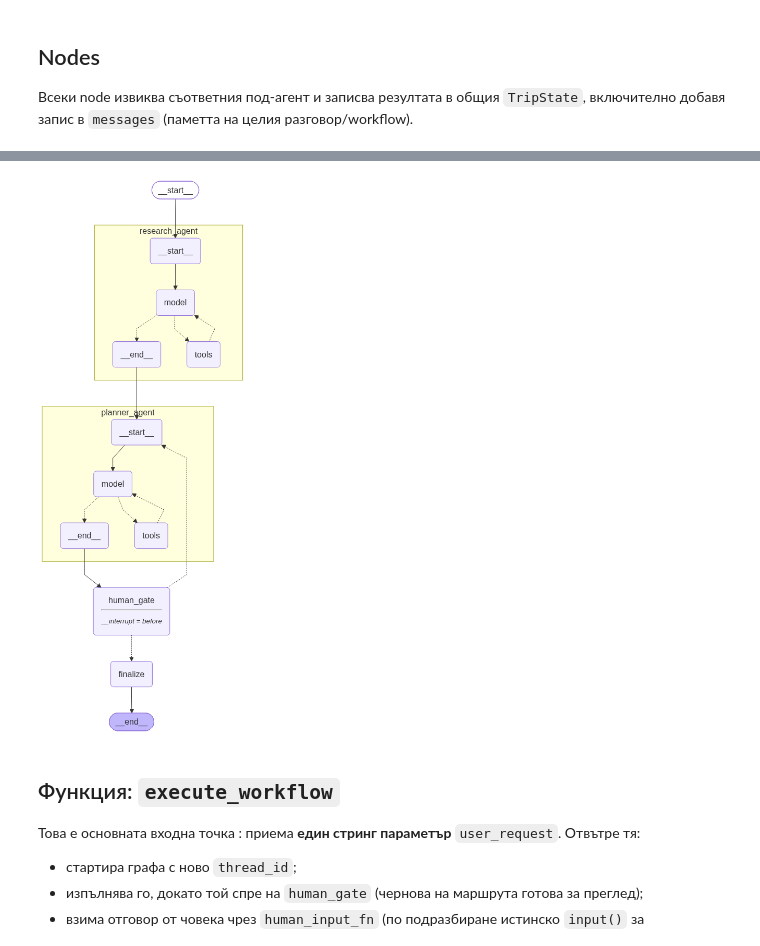
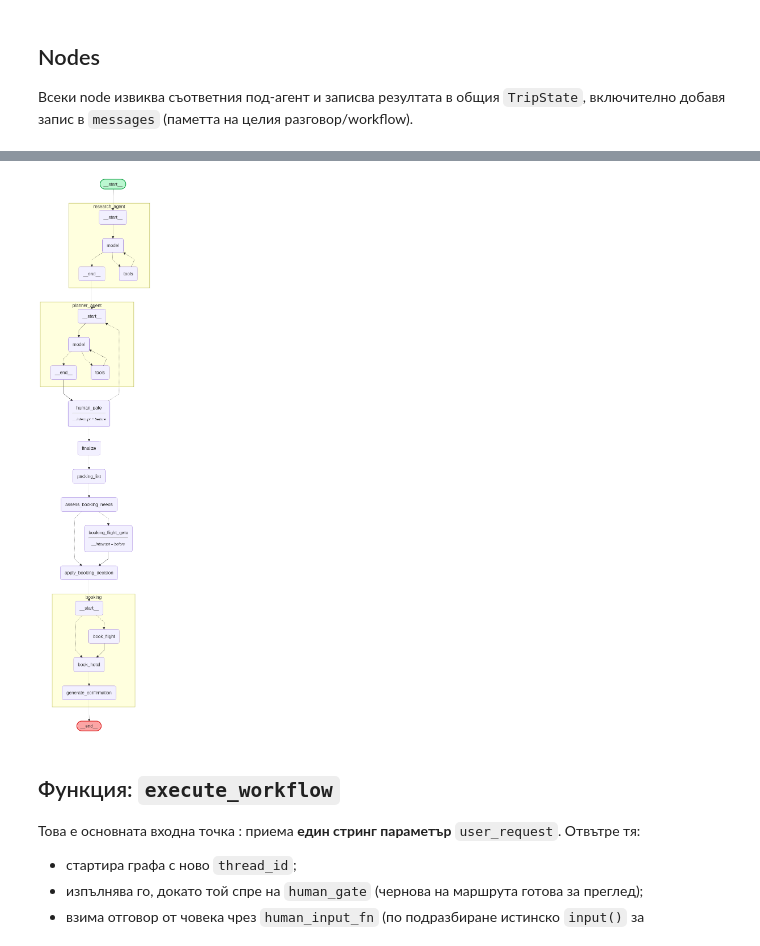
Before and after one commit to dkoravski/ai-travel-planner, a Jupyter notebook: AI_Travel_Planner_LangGraph_1.ipynb, the cells around one changed output, grey strips where cells are left out. Drawn from its saved outputs; the diff is of its cells as text; code cells hidden in the pictures.

```diff
--- a/AI_Travel_Planner_LangGraph_1.ipynb
+++ b/AI_Travel_Planner_LangGraph_1.ipynb
@@ -87,6 +115,10 @@ class TripState(TypedDict):
     human_feedback: Optional[str]                   # обратна връзка от човека (ако има)
     approved: Optional[bool]                        # дали човекът е одобрил чернова
     final_itinerary: Optional[str]                  # финалният, одобрен маршрут
+    packing_list: Optional[str]                     # списък за багаж (генериран след одобрение)
+    booking_confirmation: Optional[str]             # резултат от booking под-графа (резервации)
+    needs_flight: Optional[bool]                    # преценка дали пътуването изисква самолетен билет
+    flight_confirmed: Optional[bool]                # потвърждение от човека дали да се резервира полет
 # %% [markdown]
 ## Системни класове и инструменти (Tools)
 
@@ -310,26 +500,46 @@ def route_after_human_gate(state: TripState) -> str:
 # %%
 graph_builder = StateGraph(TripState)
 graph_builder.add_node("research_agent", research_node)
 graph_builder.add_node("planner_agent", planner_node)
 graph_builder.add_node("human_gate", human_gate_node)
 graph_builder.add_node("finalize", finalize_node)
+graph_builder.add_node("packing_list", packing_list_node)
+graph_builder.add_node("assess_booking_needs", assess_booking_needs_node)
+graph_builder.add_node("booking_flight_gate", booking_flight_gate_node)
+graph_builder.add_node("apply_booking_decision", apply_booking_decision_node)
+graph_builder.add_node("booking", booking_subgraph)
 
-graph_builder.set_entry_point("research_agent")
+graph_builder.add_edge(START, "research_agent")
 graph_builder.add_edge("research_agent", "planner_agent")
 graph_builder.add_edge("planner_agent", "human_gate")
 graph_builder.add_conditional_edges(
     "human_gate",
     route_after_human_gate,
     {"finalize": "finalize", "planner_agent": "planner_agent"},
 )
-graph_builder.add_edge("finalize", END)
+graph_builder.add_edge("finalize", "packing_list")
+graph_builder.add_edge("packing_list", "assess_booking_needs")
+graph_builder.add_conditional_edges(
+    "assess_booking_needs",
+    route_after_assessment,
+    {"booking_flight_gate": "booking_flight_gate", "apply_booking_decision": "apply_booking_decision"},
+)
+graph_builder.add_edge("booking_flight_gate", "apply_booking_decision")
+graph_builder.add_edge("apply_booking_decision", "booking")
+graph_builder.add_edge("booking", END)
 
-travel_graph = graph_builder.compile(checkpointer=checkpointer, interrupt_before=["human_gate"])
+travel_graph = graph_builder.compile(
+    checkpointer=checkpointer, interrupt_before=["human_gate", "booking_flight_gate"]
+)
 
-# display(Image(travel_graph.get_graph().draw_mermaid_png()))
-display(Image(travel_graph.get_graph(xray=True).draw_mermaid_png()))
+display(Image(travel_graph.get_graph(xray=True).draw_mermaid_png(
+    node_colors=NodeStyles(
+        first="fill:#bbf7d0,stroke:#16a34a,stroke-width:2px",
+        last="fill:#fca5a5,stroke:#dc2626,stroke-width:2px",
+    )
+)))
 # %% [output]
-[figure, old version]
+[figure, new version]
 # %% [markdown]
 ## Функция: `execute_workflow`
 
```
Also changed, not shown: parts of 14 cells of this notebook.
